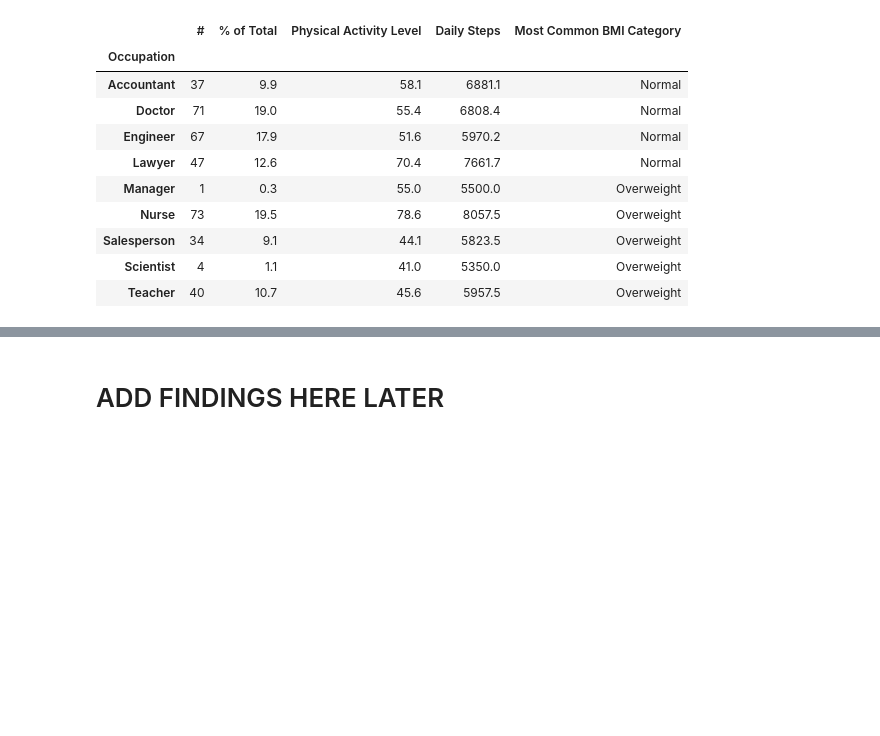
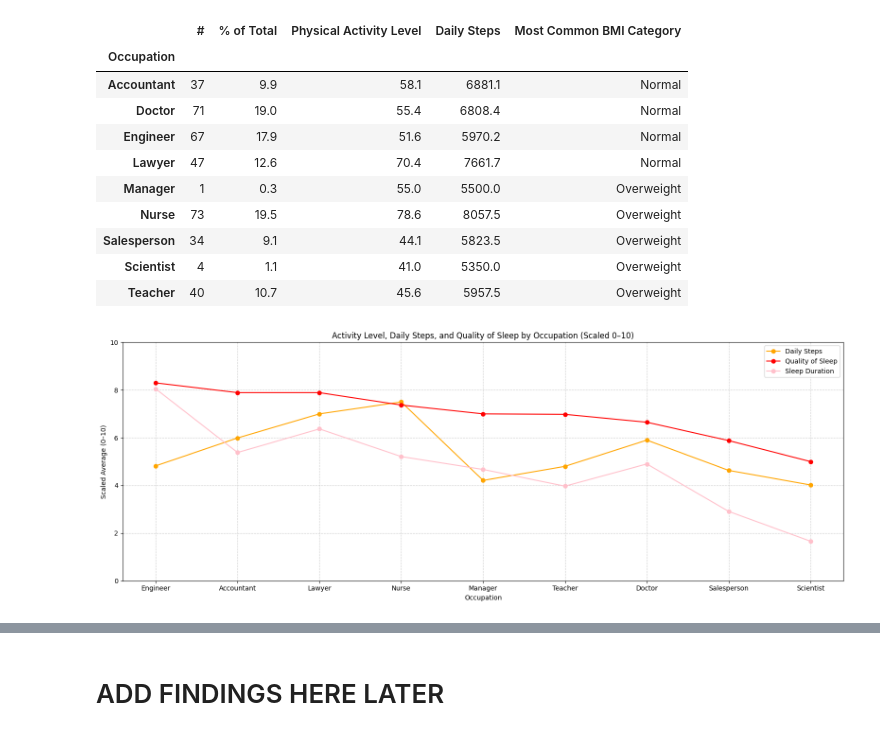
Before and after one commit to HunterTzou/DATA_110_FALL_2025, a Jupyter notebook: Tzou_Hunter_Sleep_Study.ipynb, the cells around one changed output, grey strips where cells are left out. Saved outputs shown, nothing was run; the diff lists cells and outputs as text; code cells hidden in the pictures; blank space fills up the shorter version.

```diff
--- a/Tzou_Hunter_Sleep_Study.ipynb
+++ b/Tzou_Hunter_Sleep_Study.ipynb
@@ -498,3 +511,40 @@ physical_summary.head(11)
 | Salesperson | 34 | 9.1 | 44.1 | 5823.5 | Overweight |
 | Scientist | 4 | 1.1 | 41.0 | 5350.0 | Overweight |
 | Teacher | 40 | 10.7 | 45.6 | 5957.5 | Overweight |
+# %%
+scaler = MinMaxScaler(feature_range=(1, 10))
+df_scaled = df.copy()
+
+# Scale only numeric columns of interest (1–10 range)
+cols_to_scale = ['Physical Activity Level', 'Daily Steps', 'Sleep Duration']
+df_scaled[cols_to_scale] = scaler.fit_transform(df[cols_to_scale]).round(2)
+
+# Step 2: Group by Occupation and compute mean values
+activity_viz = df_scaled.groupby('Occupation')[['Physical Activity Level', 'Daily Steps', 'Sleep Duration', 'Quality of Sleep']].mean().round(2)
+
+activity_viz = activity_viz.sort_values(by='Quality of Sleep', ascending=False)
+
+# Step 3: Plot results
+plt.figure(figsize=(16, 6))
+
+plt.plot(activity_viz.index,
+         activity_viz['Daily Steps'],
+         marker='o', color='orange', label='Daily Steps')
+
+plt.plot(activity_viz.index,
+         activity_viz['Quality of Sleep'],
+         marker='o', color='red', label='Quality of Sleep')
+
+plt.plot(stress_viz.index, stress_viz['Sleep Duration'], marker = 'o', color = 'pink', label='Sleep Duration')
+
+# Step 4: Format the chart
+plt.grid(True, linestyle='--', alpha=0.6)
+plt.ylim(0, 10)
+plt.title("Activity Level, Daily Steps, and Quality of Sleep by Occupation (Scaled 0–10)")
+plt.xlabel("Occupation")
+plt.ylabel("Scaled Average (0–10)")
+plt.legend()
+plt.tight_layout()
+plt.show()
+# %% [output]
+[figure, added]
```
Also changed, not shown: parts of 15 cells of this notebook.
